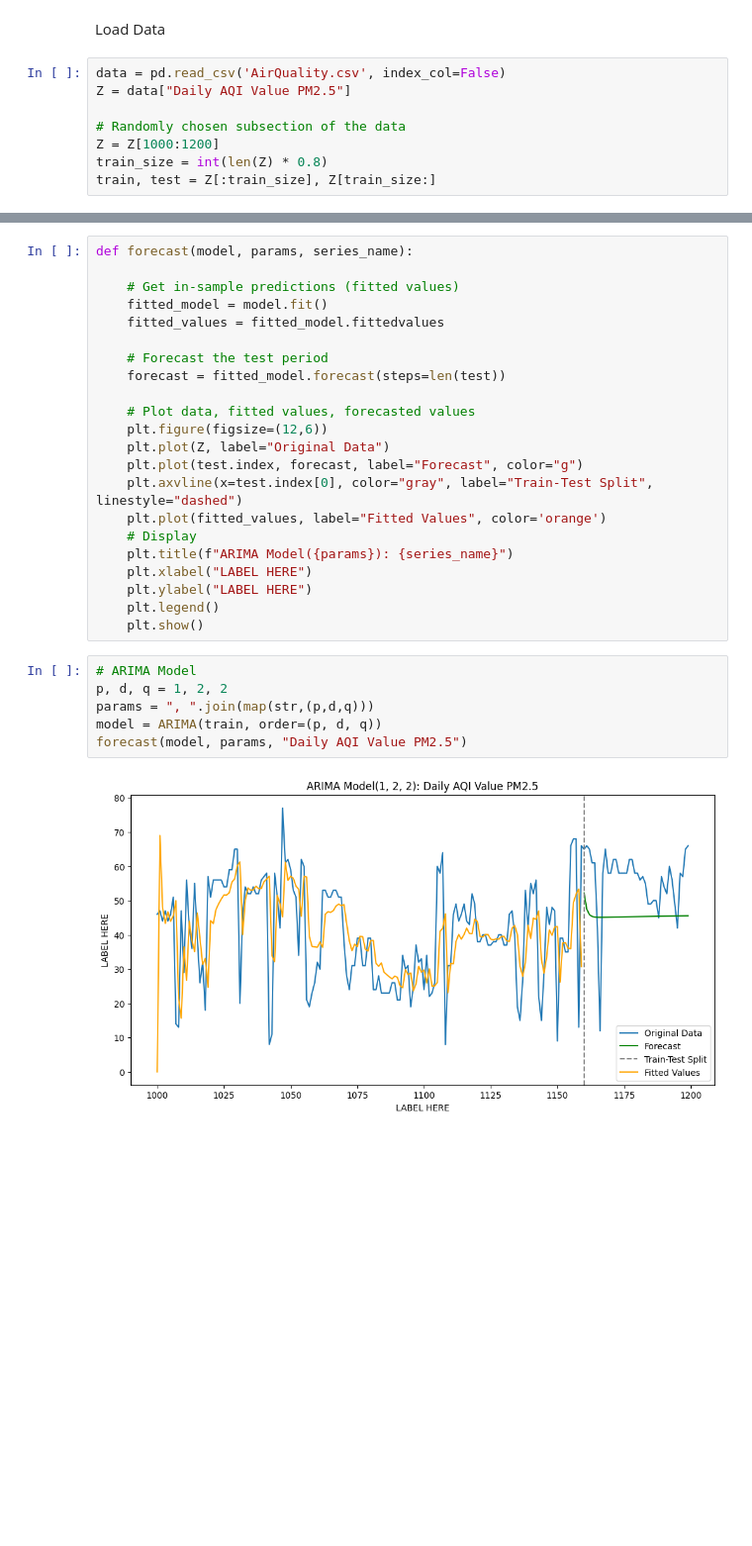
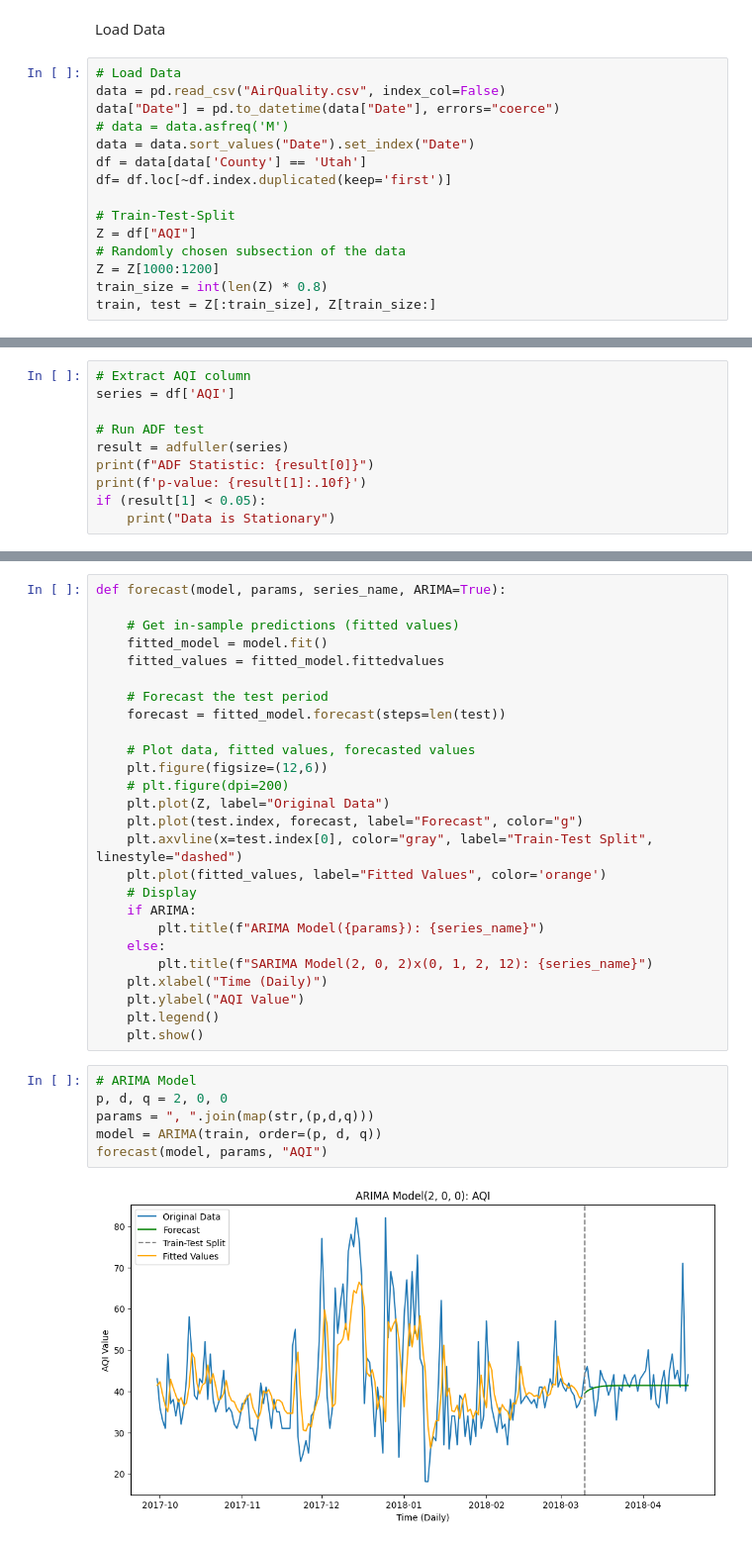
Before and after one commit to sophieharman/Vol3AirQualityProject, a Jupyter notebook: ARIMA.ipynb, the cells around one changed output, grey strips where cells are left out. Shown: that part at 99% size. Drawn from its saved outputs; the diff is of its cells as text; blank space fills up the shorter version.

Commit message:
ARIMA Updates

```diff
--- a/ARIMA.ipynb
+++ b/ARIMA.ipynb
@@ -10,9 +13,16 @@ warnings.simplefilter(action='ignore', category=FutureWarning)
 # %% [markdown]
 Load Data
 # %%
-data = pd.read_csv('AirQuality.csv', index_col=False)
-Z = data["Daily AQI Value PM2.5"]
+# Load Data
+data = pd.read_csv("AirQuality.csv", index_col=False)
+data["Date"] = pd.to_datetime(data["Date"], errors="coerce")
+# data = data.asfreq('M')
+data = data.sort_values("Date").set_index("Date")
+df = data[data['County'] == 'Utah']
+df= df.loc[~df.index.duplicated(keep='first')]
 
+# Train-Test-Split
+Z = df["AQI"]
 # Randomly chosen subsection of the data
 Z = Z[1000:1200]
 train_size = int(len(Z) * 0.8)
@@ -21,0 +32,10 @@ Model Forecasting
+# %%
+# Extract AQI column
+series = df['AQI']
+
+# Run ADF test
+result = adfuller(series)
+print(f"ADF Statistic: {result[0]}")
+print(f'p-value: {result[1]:.10f}')
+if (result[1] < 0.05):
+    print("Data is Stationary")
@@ -22,5 +119,5 @@ Model Forecasting
 # %%
-def forecast(model, params, series_name):
+def forecast(model, params, series_name, ARIMA=True):
 
     # Get in-sample predictions (fitted values)
     fitted_model = model.fit()
@@ -31,23 +128,27 @@ def forecast(model, params, series_name):
 
     # Plot data, fitted values, forecasted values
     plt.figure(figsize=(12,6))
+    # plt.figure(dpi=200)
     plt.plot(Z, label="Original Data")
     plt.plot(test.index, forecast, label="Forecast", color="g")
     plt.axvline(x=test.index[0], color="gray", label="Train-Test Split", linestyle="dashed")
     plt.plot(fitted_values, label="Fitted Values", color='orange')
     # Display
-    plt.title(f"ARIMA Model({params}): {series_name}")
-    plt.xlabel("LABEL HERE")
-    plt.ylabel("LABEL HERE")
+    if ARIMA:
+        plt.title(f"ARIMA Model({params}): {series_name}")
+    else:
+        plt.title(f"SARIMA Model(2, 0, 2)x(0, 1, 2, 12): {series_name}")
+    plt.xlabel("Time (Daily)")
+    plt.ylabel("AQI Value")
     plt.legend()
     plt.show()
 # %%
 # ARIMA Model
-p, d, q = 1, 2, 2
+p, d, q = 2, 0, 0
 params = ", ".join(map(str,(p,d,q)))
 model = ARIMA(train, order=(p, d, q))
-forecast(model, params, "Daily AQI Value PM2.5")
+forecast(model, params, "AQI")
 # %% [output]
-[figure, old version]
+[figure, new version]
 # %%
 # SARIMA model
```
Also changed, not shown: parts of 12 cells of this notebook.
